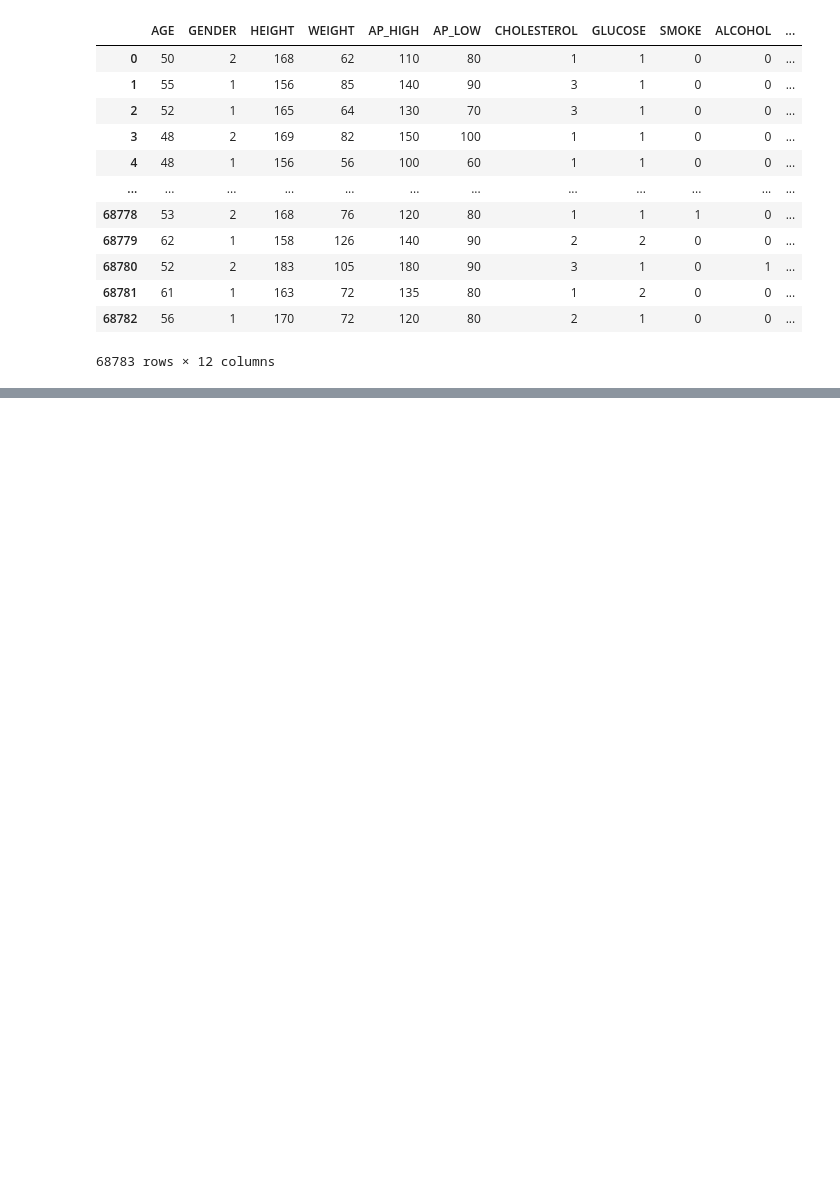
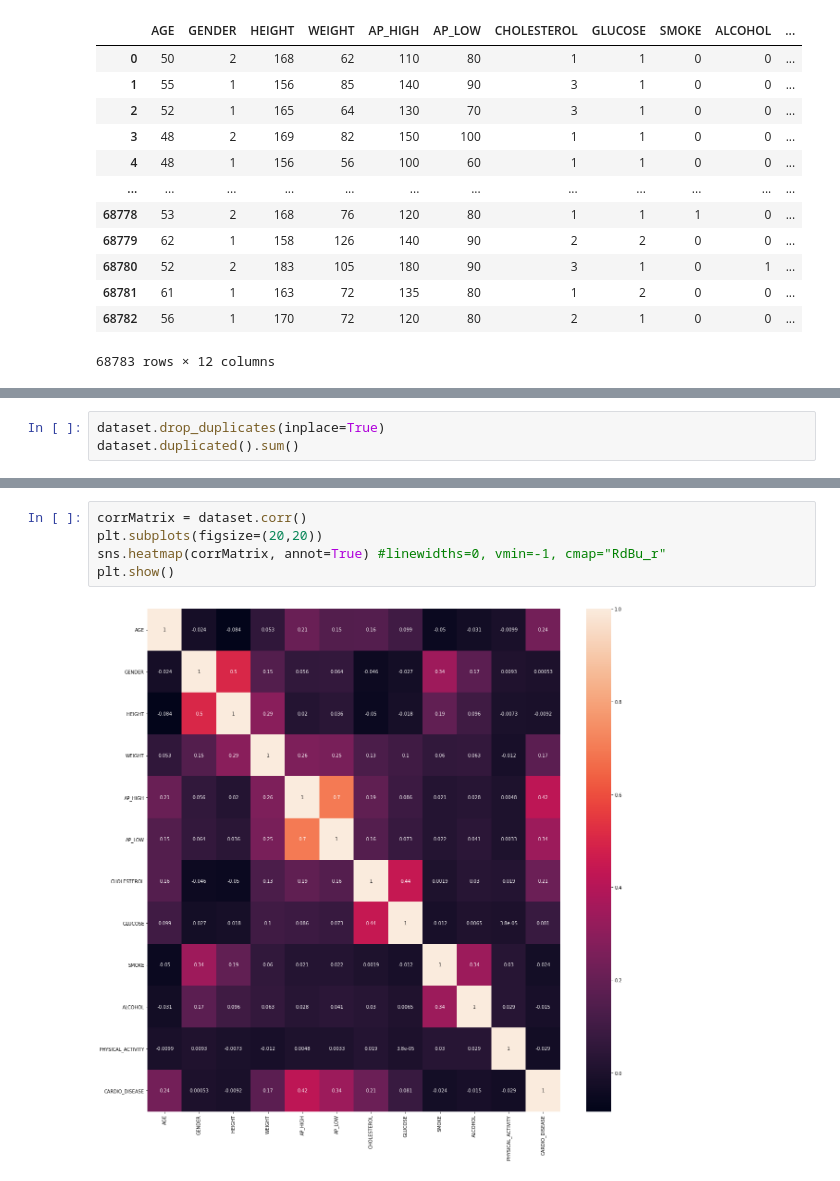
Before and after one commit to georgeob/Zigo_NS2021, a Jupyter notebook: zigo_projekt.ipynb, the cells around one changed output, grey strips where cells are left out. Drawn from its saved outputs; the diff is of its cells as text; blank space fills up the shorter version.

Commit message:
Odstránenie duplikátov z datasetu, vytvorenie základnej štatistiky a korelácií medzi stĺpcami datasetu pre lepšie pochopenie datasetu

```diff
--- a/zigo_projekt.ipynb
+++ b/zigo_projekt.ipynb
@@ -35,0 +32,3 @@ X_train, X_test, y_train, y_test = train_test_split(x, y, test_size = 0.2, rando
+# %%
+dataset.drop_duplicates(inplace=True)
+dataset.duplicated().sum()
@@ -35,0 +49,7 @@ X_train, X_test, y_train, y_test = train_test_split(x, y, test_size = 0.2, rando
+# %%
+corrMatrix = dataset.corr()
+plt.subplots(figsize=(20,20))
+sns.heatmap(corrMatrix, annot=True) #linewidths=0, vmin=-1, cmap="RdBu_r"
+plt.show()
+# %% [output]
+[figure, added]
```
Also changed, not shown: parts of 8 cells of this notebook.
